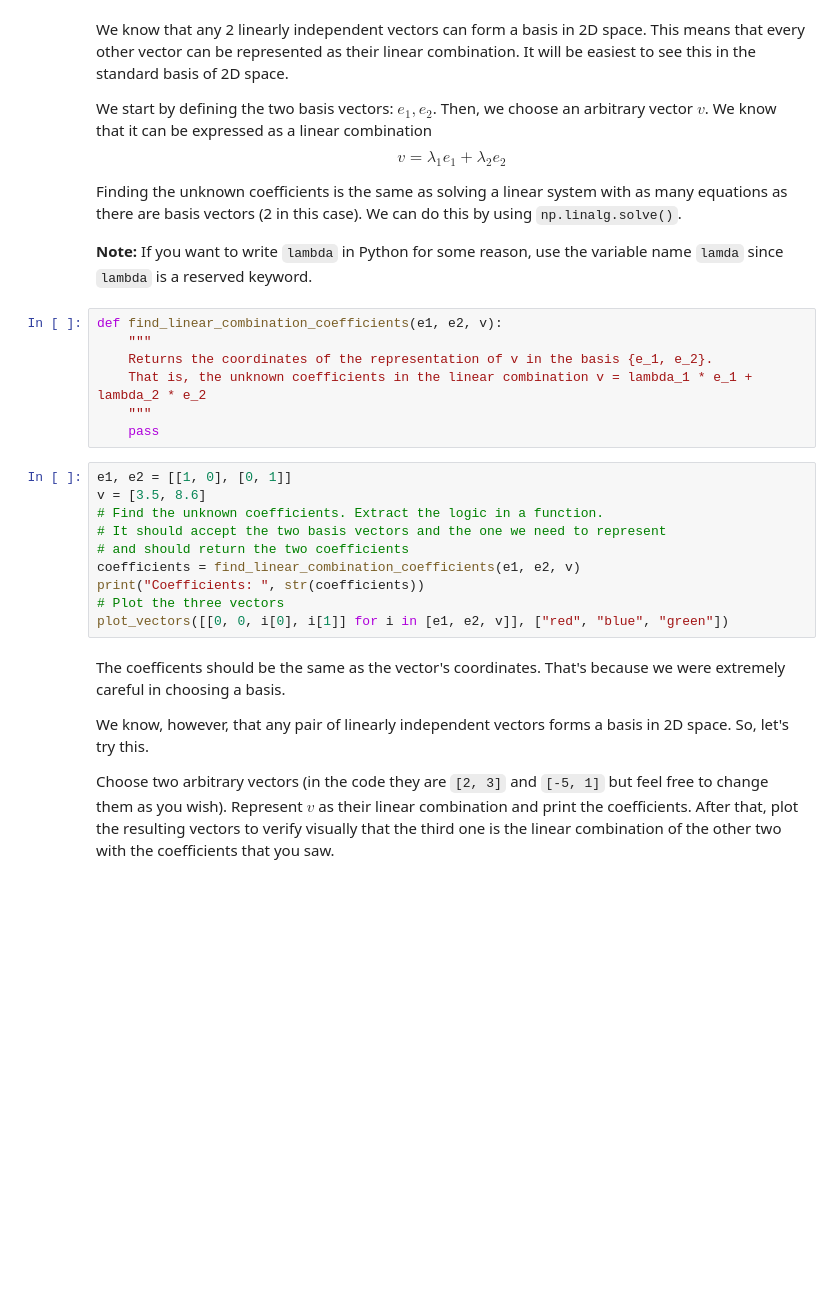
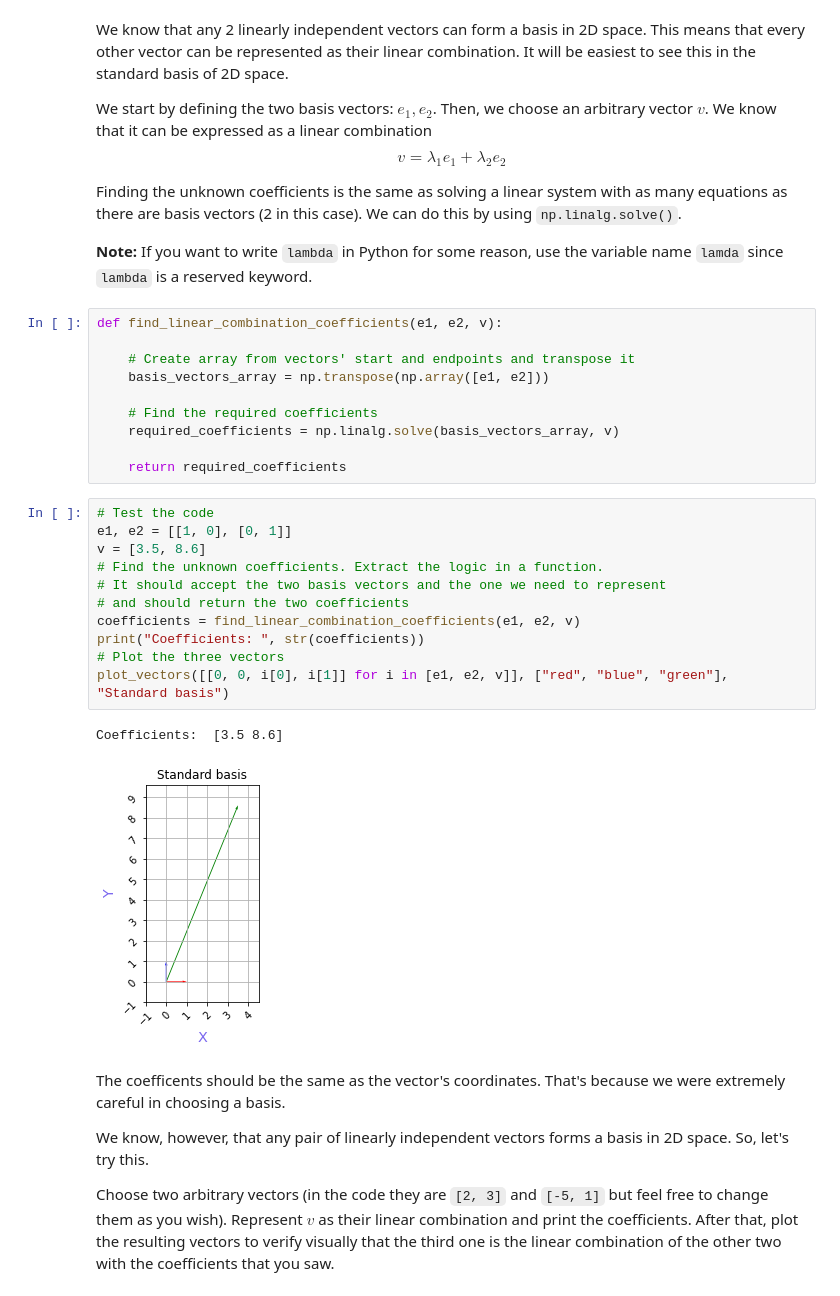
Before and after one commit to momchilantonov/SoftUni-Math-Concepts-For-Developers-February-2021, a Jupyter notebook: Linear-Algebra/Homework/Linear Algebra Exercise.ipynb, the cells around one changed output. Saved outputs shown, nothing was run; the diff lists cells and outputs as text; blank space fills up the shorter version.

```diff
--- a/Linear-Algebra/Homework/Linear Algebra Exercise.ipynb
+++ b/Linear-Algebra/Homework/Linear Algebra Exercise.ipynb
@@ -78,23 +81,30 @@ We start by defining the two basis vectors: $e_1, e_2$. Then, we choose an arbit
 Finding the unknown coefficients is the same as solving a linear system with as many equations as there are basis vectors (2 in this case). We can do this by using `np.linalg.solve()`.
 
 **Note:** If you want to write `lambda` in Python for some reason, use the variable name `lamda` since `lambda` is a reserved keyword.
-# %%
-def find_linear_combination_coefficients(e1, e2, v):
-    """
-    Returns the coordinates of the representation of v in the basis {e_1, e_2}.
-    That is, the unknown coefficients in the linear combination v = lambda_1 * e_1 + lambda_2 * e_2
-    """
-    pass
+# %%
+def find_linear_combination_coefficients(e1, e2, v):
+
+    # Create array from vectors' start and endpoints and transpose it
+    basis_vectors_array = np.transpose(np.array([e1, e2]))
+
+    # Find the required coefficients
+    required_coefficients = np.linalg.solve(basis_vectors_array, v)
+
+    return required_coefficients
 # %%
+# Test the code
 e1, e2 = [[1, 0], [0, 1]]
 v = [3.5, 8.6]
 # Find the unknown coefficients. Extract the logic in a function.
 # It should accept the two basis vectors and the one we need to represent
 # and should return the two coefficients
 coefficients = find_linear_combination_coefficients(e1, e2, v)
 print("Coefficients: ", str(coefficients))
 # Plot the three vectors
-plot_vectors([[0, 0, i[0], i[1]] for i in [e1, e2, v]], ["red", "blue", "green"])
+plot_vectors([[0, 0, i[0], i[1]] for i in [e1, e2, v]], ["red", "blue", "green"], "Standard basis")
+# %% [output]
+Coefficients:  [3.5 8.6]
+[figure, added]
 # %% [markdown]
 The coefficents should be the same as the vector's coordinates. That's because we were extremely careful in choosing a basis.
 
```
Also changed, not shown: parts of 5 cells of this notebook.
